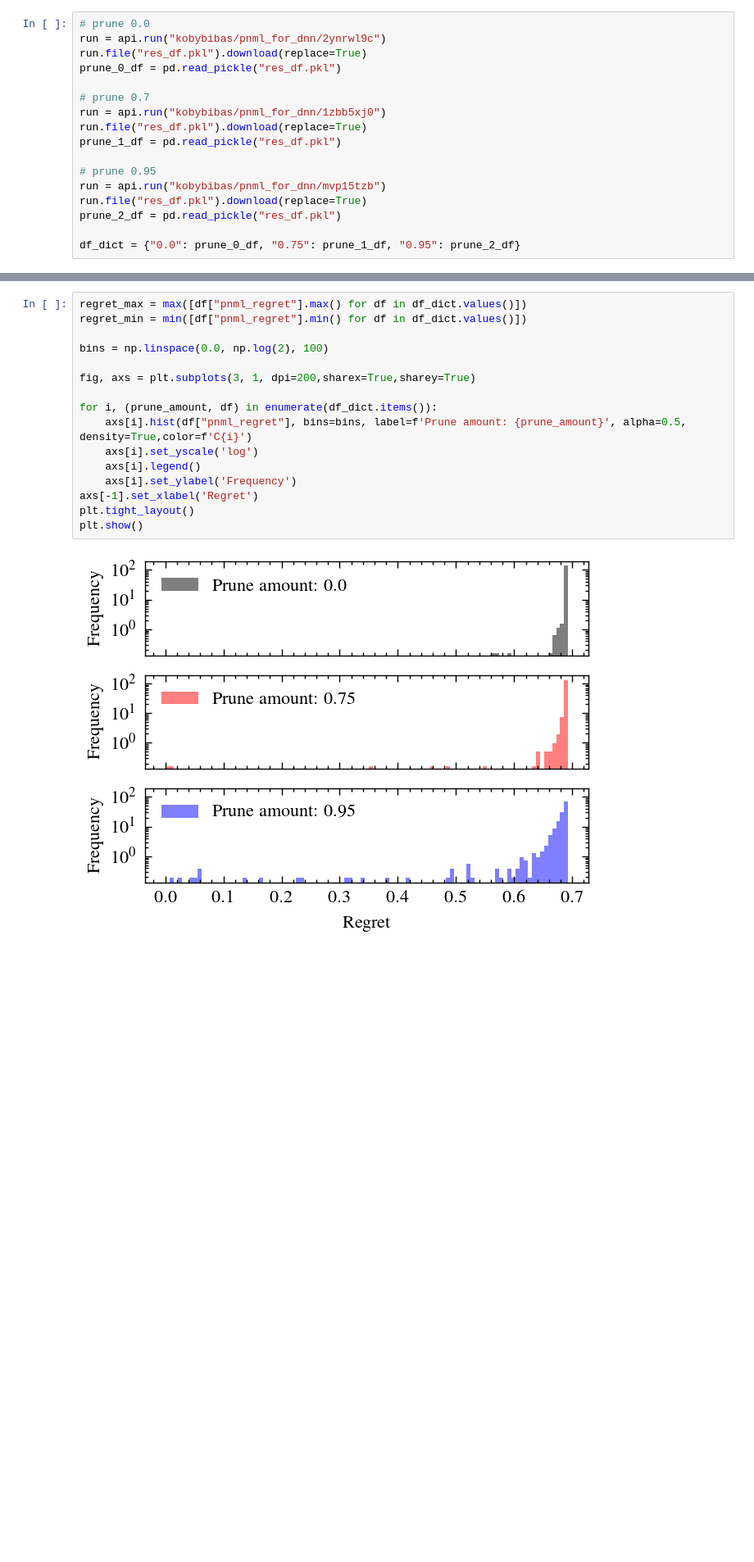
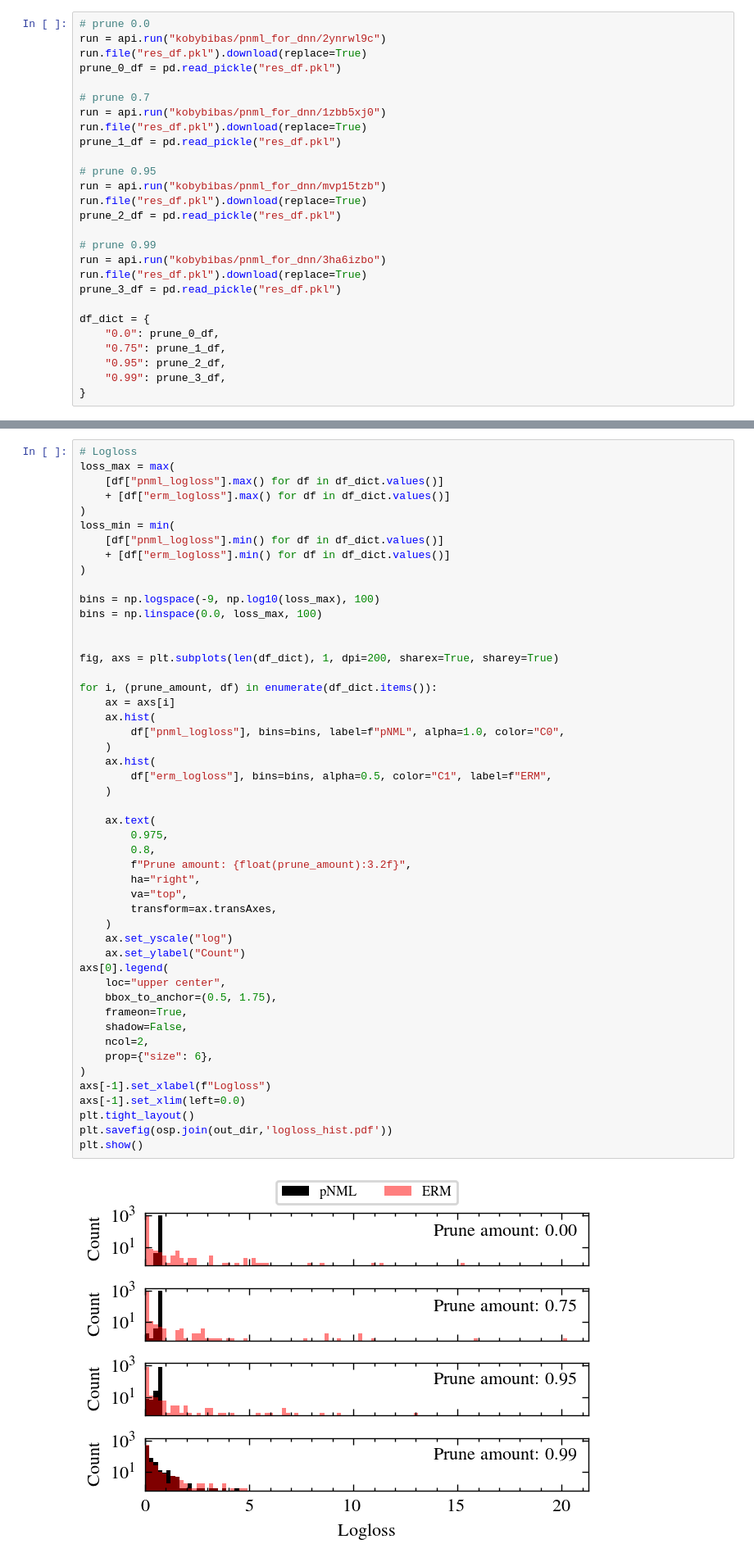
Before and after one commit to kobybibas/pnml_for_dnn, a Jupyter notebook: notebooks/pnml_performance.ipynb, the cells around one changed output, grey strips where cells are left out. Shown: that part at 82% size. Cells and saved outputs as stored; diff of their text form; blank space fills up the shorter version.

```diff
--- a/notebooks/pnml_performance.ipynb
+++ b/notebooks/pnml_performance.ipynb
@@ -30,4 +33,14 @@ run = api.run("kobybibas/pnml_for_dnn/mvp15tzb")
 run.file("res_df.pkl").download(replace=True)
 prune_2_df = pd.read_pickle("res_df.pkl")
 
-df_dict = {"0.0": prune_0_df, "0.75": prune_1_df, "0.95": prune_2_df}
+# prune 0.99
+run = api.run("kobybibas/pnml_for_dnn/3ha6izbo")
+run.file("res_df.pkl").download(replace=True)
+prune_3_df = pd.read_pickle("res_df.pkl")
+
+df_dict = {
+    "0.0": prune_0_df,
+    "0.75": prune_1_df,
+    "0.95": prune_2_df,
+    "0.99": prune_3_df,
+}
@@ -61,18 +199,51 @@ pd.DataFrame(performance_list).round(2).set_index('Prune amount')
 # %%
-regret_max = max([df["pnml_regret"].max() for df in df_dict.values()])
-regret_min = min([df["pnml_regret"].min() for df in df_dict.values()])
+# Logloss
+loss_max = max(
+    [df["pnml_logloss"].max() for df in df_dict.values()]
+    + [df["erm_logloss"].max() for df in df_dict.values()]
+)
+loss_min = min(
+    [df["pnml_logloss"].min() for df in df_dict.values()]
+    + [df["erm_logloss"].min() for df in df_dict.values()]
+)
 
-bins = np.linspace(0.0, np.log(2), 100)
+bins = np.logspace(-9, np.log10(loss_max), 100)
+bins = np.linspace(0.0, loss_max, 100)
 
-fig, axs = plt.subplots(3, 1, dpi=200,sharex=True,sharey=True)
+
+fig, axs = plt.subplots(len(df_dict), 1, dpi=200, sharex=True, sharey=True)
 
 for i, (prune_amount, df) in enumerate(df_dict.items()):
-    axs[i].hist(df["pnml_regret"], bins=bins, label=f'Prune amount: {prune_amount}', alpha=0.5, density=True,color=f'C{i}')
-    axs[i].set_yscale('log')
-    axs[i].legend()
-    axs[i].set_ylabel('Frequency')
-axs[-1].set_xlabel('Regret')
+    ax = axs[i]
+    ax.hist(
+        df["pnml_logloss"], bins=bins, label=f"pNML", alpha=1.0, color="C0",
+    )
+    ax.hist(
+        df["erm_logloss"], bins=bins, alpha=0.5, color="C1", label=f"ERM",
+    )
+
+    ax.text(
+        0.975,
+        0.8,
+        f"Prune amount: {float(prune_amount):3.2f}",
+        ha="right",
+        va="top",
+        transform=ax.transAxes,
+    )
+    ax.set_yscale("log")
+    ax.set_ylabel("Count")
+axs[0].legend(
+    loc="upper center",
+    bbox_to_anchor=(0.5, 1.75),
+    frameon=True,
+    shadow=False,
+    ncol=2,
+    prop={"size": 6},
+)
+axs[-1].set_xlabel(f"Logloss")
+axs[-1].set_xlim(left=0.0)
 plt.tight_layout()
+plt.savefig(osp.join(out_dir,'logloss_hist.pdf'))
 plt.show()
 # %% [output]
-[figure, old version]
+[figure, new version]
```
Also changed, not shown: parts of 8 cells of this notebook, 7 other files.
